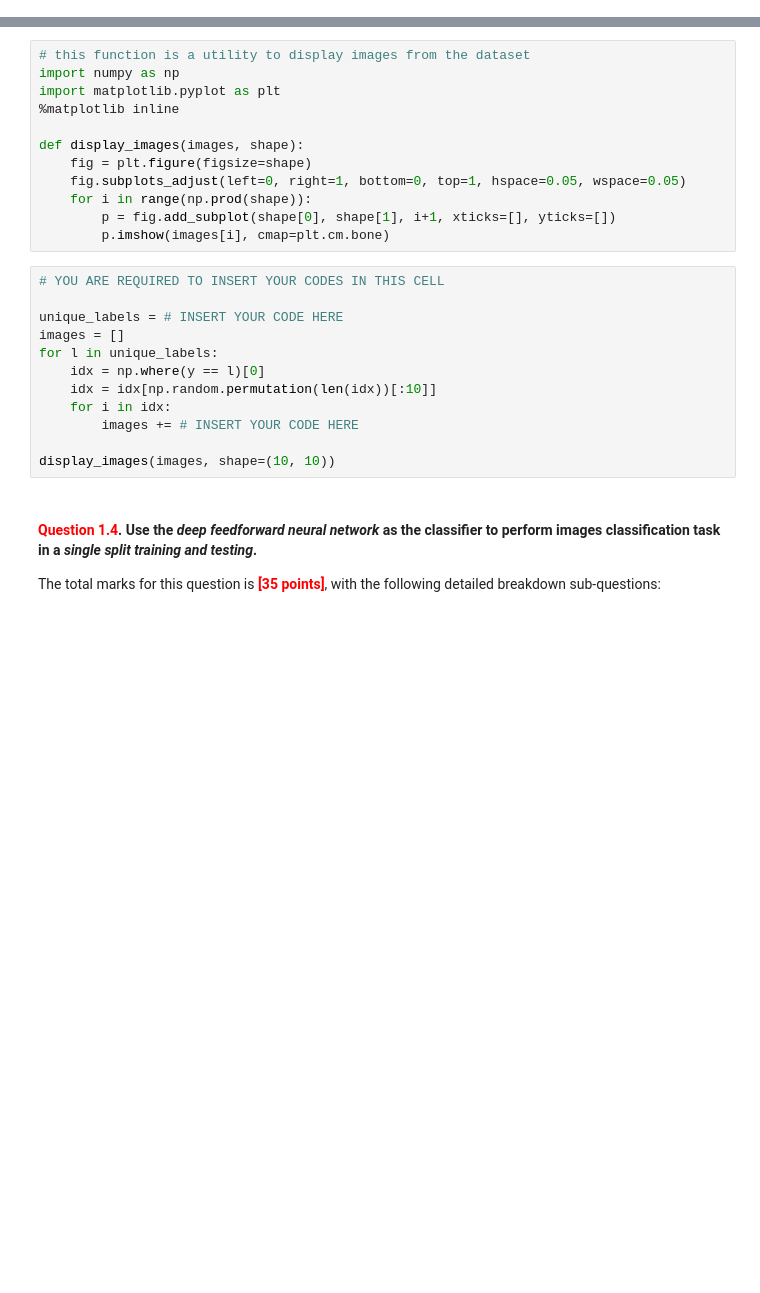
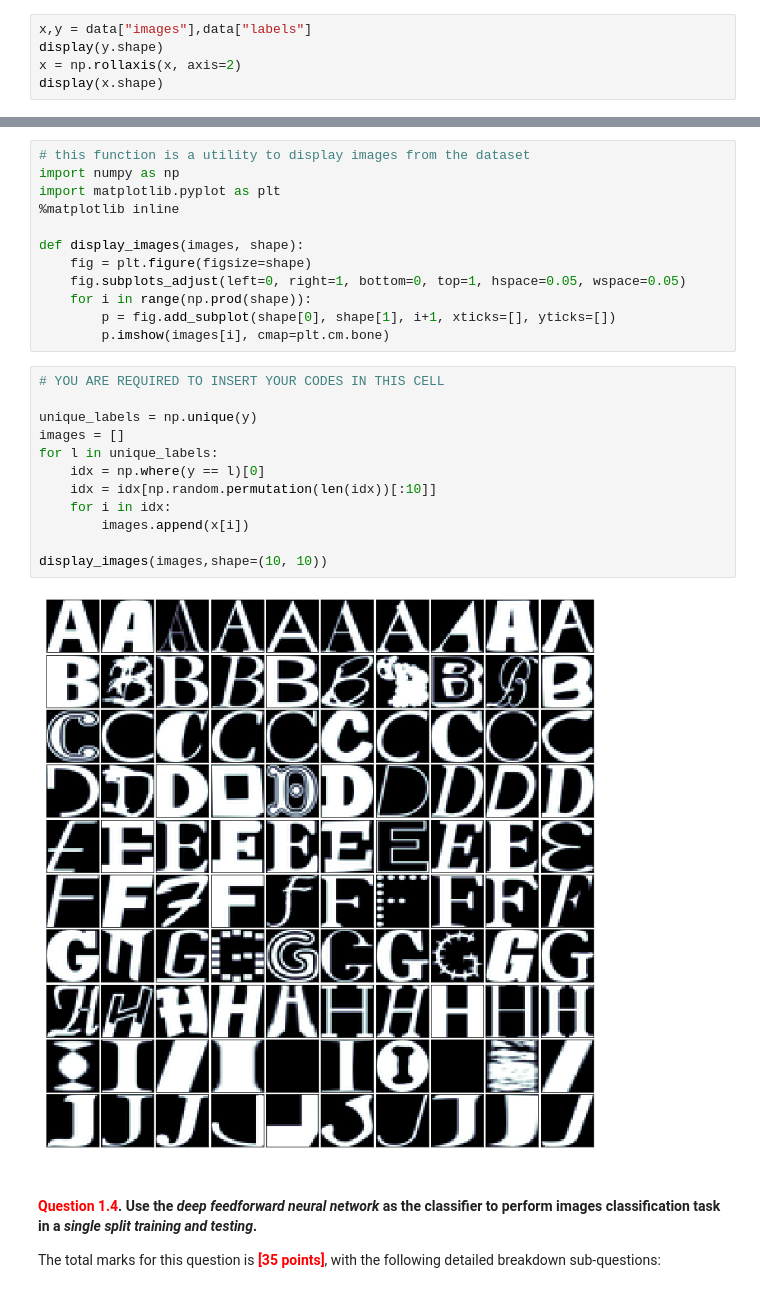
Before and after one commit to gwehrm/Deakin, a Jupyter notebook: Practical Machine Learning/Assignment 2/sit744_2019T2_assignment2.ipynb, the cells around one changed output, grey strips where cells are left out. Drawn from its saved outputs; the diff is of its cells as text; blank space fills up the shorter version.

```diff
--- a/Practical Machine Learning/Assignment 2/sit744_2019T2_assignment2.ipynb
+++ b/Practical Machine Learning/Assignment 2/sit744_2019T2_assignment2.ipynb
@@ -78,0 +92,5 @@ x = np.rollaxis(x, axis=2)
+# %%
+x,y = data["images"],data["labels"]
+display(y.shape)
+x = np.rollaxis(x, axis=2)
+display(x.shape)
@@ -99,15 +137,17 @@ def display_images(images, shape):
 # %%
 # YOU ARE REQUIRED TO INSERT YOUR CODES IN THIS CELL
 
-unique_labels = # INSERT YOUR CODE HERE
+unique_labels = np.unique(y)
 images = []
 for l in unique_labels:
     idx = np.where(y == l)[0]
     idx = idx[np.random.permutation(len(idx))[:10]]
     for i in idx:
-        images += # INSERT YOUR CODE HERE
+        images.append(x[i])
 
-display_images(images, shape=(10, 10))
+display_images(images,shape=(10, 10))
+# %% [output]
+[figure, added]
 # %% [markdown]
 ####  <span style="color:red">**Question 1.4**</span>. Use the *deep feedforward neural network* as the classifier to perform images classification task in a *single split training and testing*.
 
```
Also changed, not shown: parts of 14 cells of this notebook.
